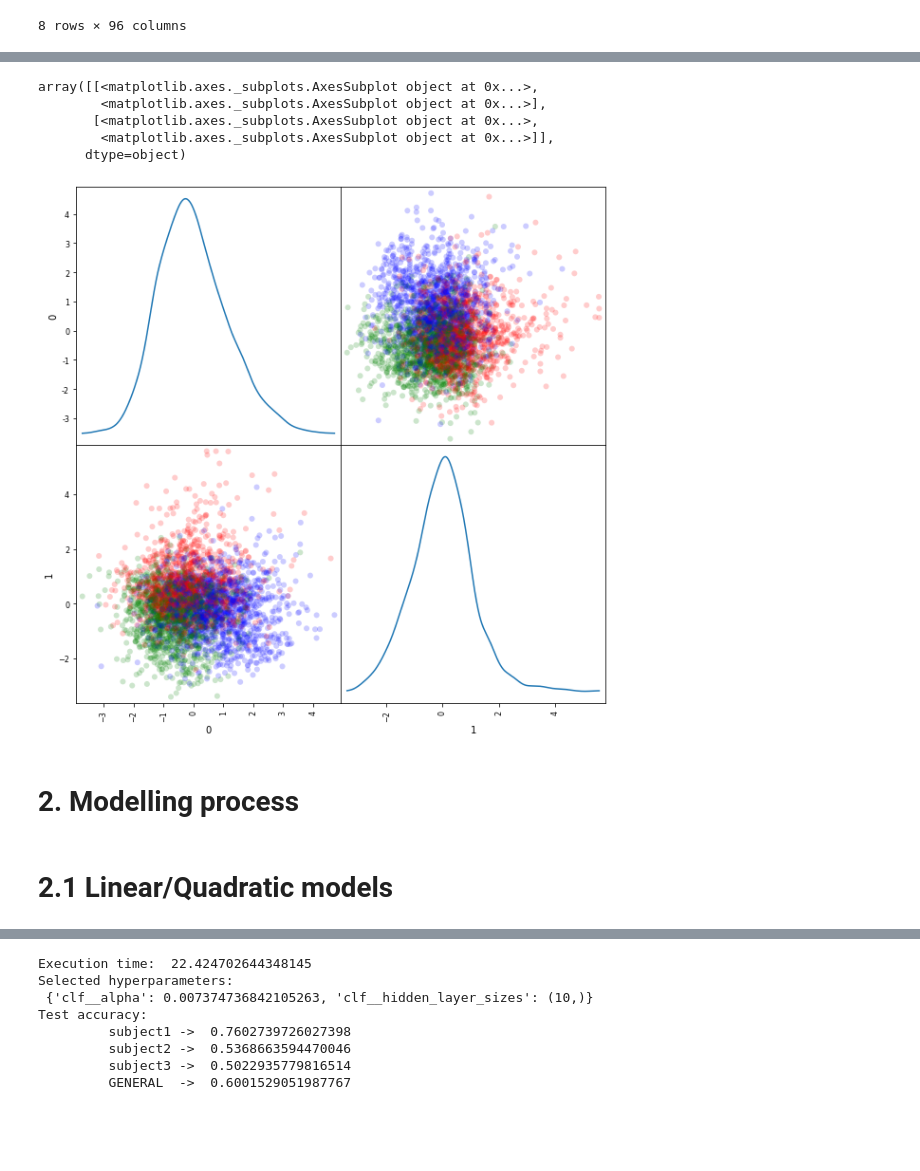
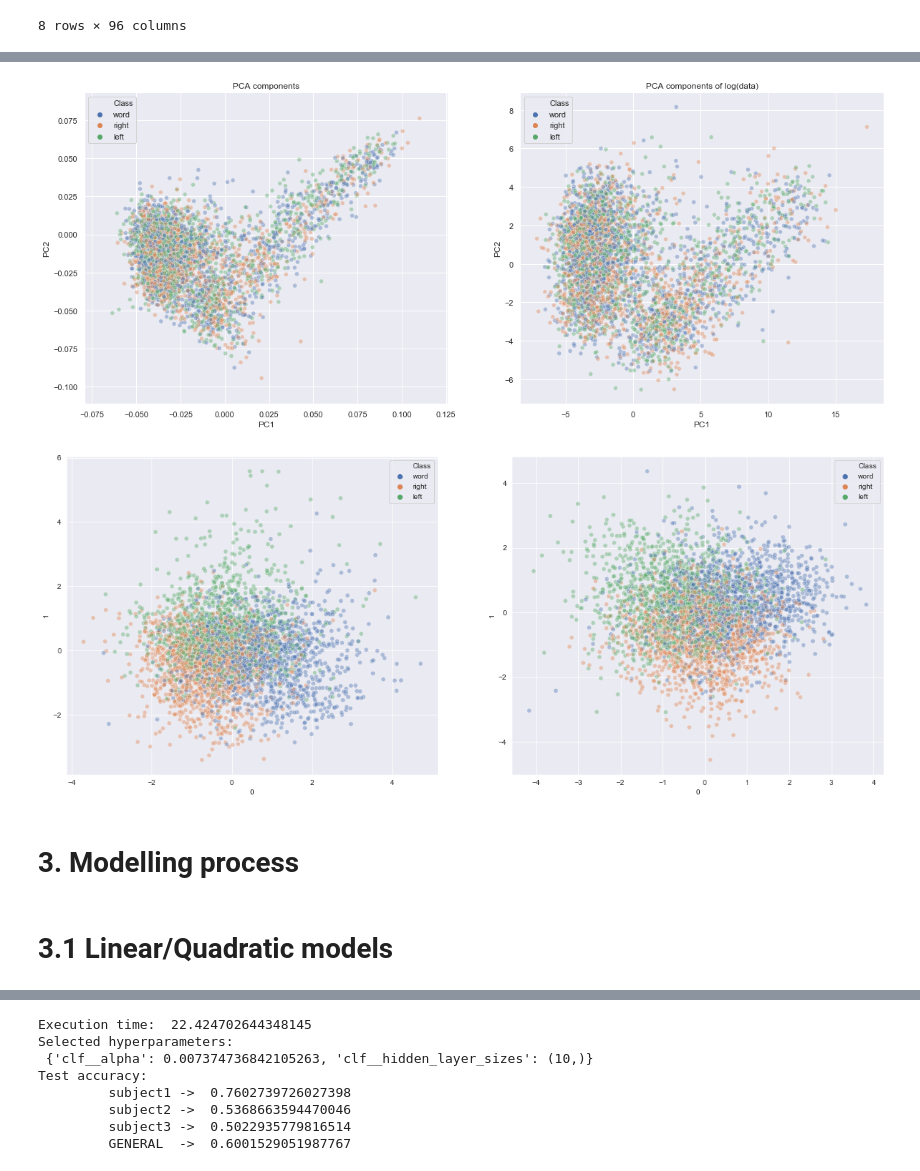
Before and after one commit to josebasierra/clasificacion-imagenes-mentales-APA, a Jupyter notebook: script.ipynb, the cells around one changed output, grey strips where cells are left out. Saved outputs shown, nothing was run; the diff lists cells and outputs as text; code cells hidden in the pictures; blank space fills up the shorter version.

```diff
--- a/script.ipynb
+++ b/script.ipynb
@@ -118,23 +147,20 @@ fig = plt.figure(figsize=(30,90))
 # %%
-#PCA
 from sklearn.decomposition import PCA
 from sklearn.preprocessing import StandardScaler
 
-GroupedData = data.sort_values('Class')
-GroupedFeatures = GroupedData.drop(columns='Class')
+def PCA_visualization(data):
+    GroupedData = data.sort_values('Class')
+    GroupedFeatures = GroupedData.drop(columns='Class')
 
-myPCA = PCA(whiten=True)
-myPCA.fit(StandardScaler().fit_transform(GroupedFeatures));
-transformed = myPCA.transform(GroupedFeatures)
+    myPCA = PCA()
+    myPCA.fit(StandardScaler().fit_transform(GroupedFeatures));
+    transformed = myPCA.transform(GroupedFeatures)
 
-transformed = pd.DataFrame(transformed)
-transformed['Class'] = pd.DataFrame(GroupedData['Class']).astype('category')
+    transformed = pd.DataFrame(transformed)
+    transformed['Class'] = GroupedData['Class']
 
-fig, ax = plt.subplots(figsize=(8,8))
-sns.scatterplot(x=0, y=1, hue='Class',
-                     data=transformed)
+    ax = sns.scatterplot(x=0, y=1, hue='Class',data=transformed, alpha = 0.4)
+    ax.set_xlabel("PC1")
+    ax.set_ylabel("PC2")
 
-ax.set_xlabel("PC1")
-ax.set_ylabel("PC2")
-plt.title("Transformed data using PCA components");
-print('Explained Variance Ratios: \n ',myPCA.explained_variance_ratio_)
+#     print('Explained Variance Ratios: \n ',myPCA.explained_variance_ratio_)
@@ -188,18 +166,0 @@ TEST ACCURACY:
-# %%
-from pandas.plotting import scatter_matrix
-
-colors_class = {2.0:'r', 3.0:'g', 7.0:'b'}
-
-scatter_matrix(data_trans,
-               alpha=0.2,
-               figsize=(10, 10),
-               diagonal='kde',
-               marker='o',
-               c=list(map(lambda x: colors_class[x], y_train) ))
-# %% [output]
-array([[<matplotlib.axes._subplots.AxesSubplot object at 0x...>,
-        <matplotlib.axes._subplots.AxesSubplot object at 0x...>],
-       [<matplotlib.axes._subplots.AxesSubplot object at 0x...>,
-        <matplotlib.axes._subplots.AxesSubplot object at 0x...>]],
-      dtype=object)
-[figure, removed]
@@ -206,3 +180,26 @@ array([[<matplotlib.axes._subplots.AxesSubplot object at 0x...>,
+# %%
+fig = plt.figure(figsize=(20,8))
+
+ax = fig.add_subplot(1,2,1)
+ax.title.set_text('PCA components')
+PCA_visualization(data)
+
+
+ax = fig.add_subplot(1,2,2)
+ax.title.set_text('PCA components of log(data)')
+PCA_visualization(data_transformed)
+# %% [output]
+[figure, added]
+# %%
+fig = plt.figure(figsize=(20,8))
+
+ax = fig.add_subplot(1,2,1)
+LDA_visualization(data)
+
+ax = fig.add_subplot(1,2,2)
+LDA_visualization(data_transformed)
+# %% [output]
+[figure, added]
 # %% [markdown]
-# 2. Modelling process
+# 3. Modelling process
 # %%
@@ -277,7 +274,7 @@ from sklearn.pipeline import Pipeline
 scaler = StandardScaler()
 pca = PCA(0.95)
 # %% [markdown]
-# 2.1 Linear/Quadratic models
+# 3.1 Linear/Quadratic models
 # %%
 from sklearn.naive_bayes import GaussianNB
 
```
Also changed, not shown: parts of 17 cells of this notebook.
